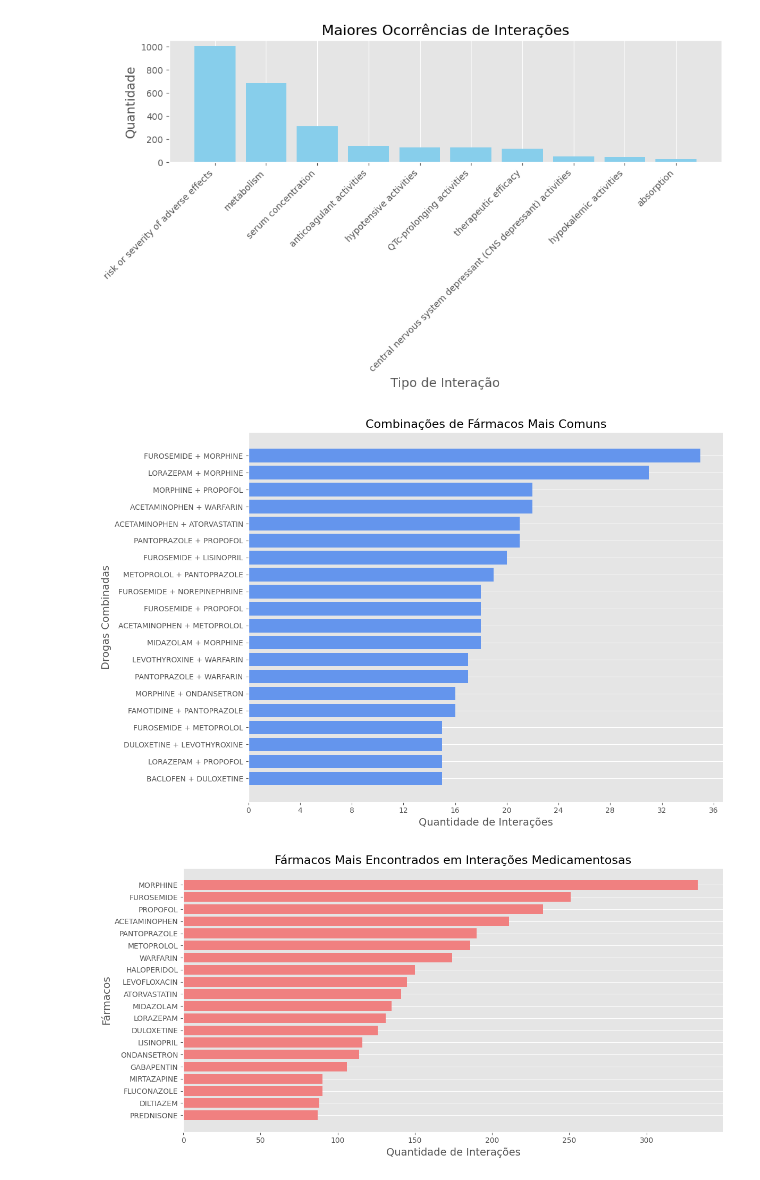
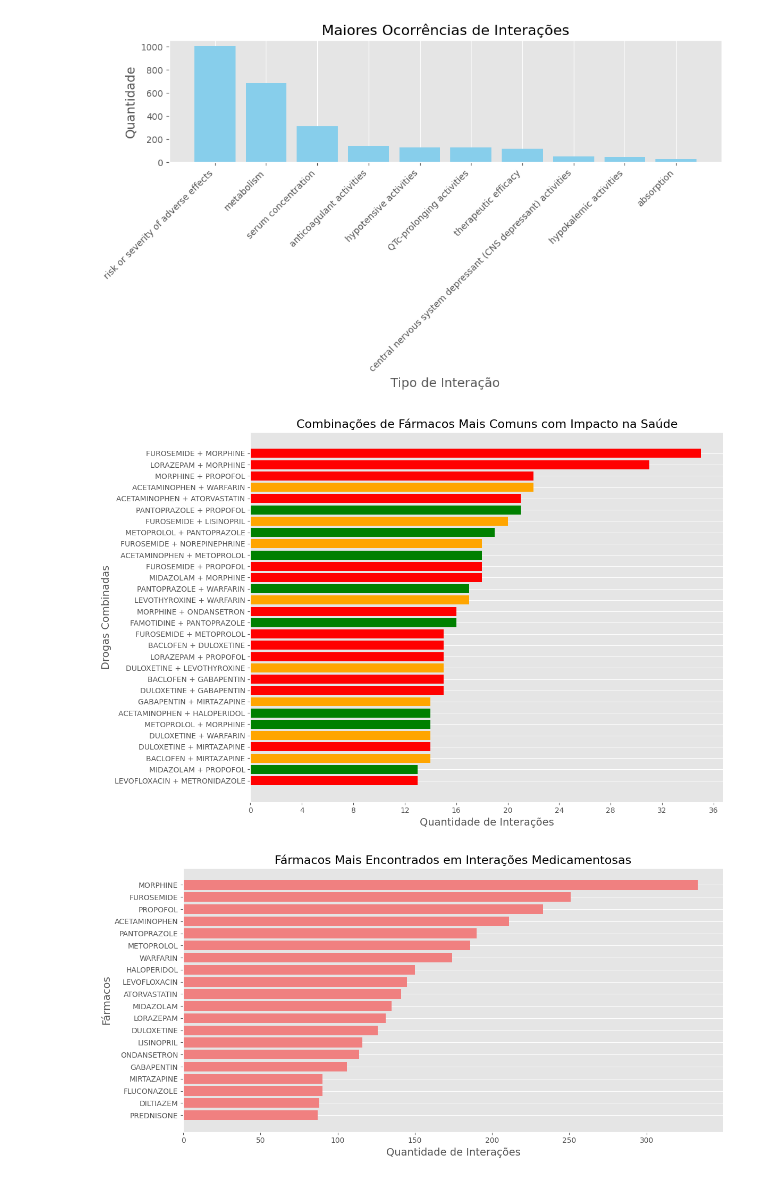
Before and after one commit to FerriVinicius/Projeto-E, a Jupyter notebook: G6_PROJETO_E.ipynb, the cells around one changed output. Drawn from its saved outputs; the diff is of its cells as text; code cells hidden in the pictures.

```diff
--- a/G6_PROJETO_E.ipynb
+++ b/G6_PROJETO_E.ipynb
@@ -562,47 +567,61 @@ plt.show()
 # %% [output]
 [figure]
 # %%
-# ETAPA 1: CRIAR UMA NOVA COLUNA COM PARES DE DROGAS ORDENADOS PARA EVITAR REDUNDÂNCIAS
-df_interactions_found['sorted_drug_pair'] = df_interactions_found.apply(
+drug_combinations = pd.read_csv('C:/Users/Vinicius/Desktop/ETL/patient_drug_interactions.csv')
+interaction_impacts = pd.read_csv('C:/Users/Vinicius/Desktop/ETL/interaction_impact.csv')
+
+#MERGE NOS DATASETS BASEADO NO TIPO DE INTERAÇÃO
+merged_df = pd.merge(drug_combinations, interaction_impacts, on='interaction_type', how='left')
+
+#CRIAR UMA NOVA COLUNA COM PARES DE DROGAS ORDENADOS PARA EVITAR REDUNDÂNCIAS
+merged_df['sorted_drug_pair'] = merged_df.apply(
     lambda row: tuple(sorted([row['drug1'], row['drug2']])), axis=1
 )
 
-# ETAPA 2: CONTAR A OCORRÊNCIA DE CADA PAR ÚNICO DE DROGAS
-drug_interaction_counts = df_interactions_found['sorted_drug_pair'].value_counts().reset_index()
+#CONTAR A OCORRÊNCIA DE CADA PAR ÚNICO DE DROGAS
+drug_interaction_counts = merged_df['sorted_drug_pair'].value_counts().reset_index()
 drug_interaction_counts.columns = ['drug_pair', 'count']
 
-# ETAPA 3: ORDENAR AS INTERAÇÕES PELA CONTAGEM PARA ENCONTRAR AS MAIS COMUNS
-most_common_interactions = drug_interaction_counts.sort_values(by='count', ascending=False)
+#RETORNA A CONTAGEM DE COMBINAÇÕES ENCONTRADAS E DEFINE A QUANTIDADE QUE SERÁ MOSTRADA NO GRÁFICO
+top_20_interactions = drug_interaction_counts.head(30).merge(
+    merged_df[['sorted_drug_pair', 'health_impact']].drop_duplicates(),
+    left_on='drug_pair', right_on='sorted_drug_pair', how='left'
+)
 
-# ETAPA 4: SELECIONAR AS 20 INTERAÇÕES MAIS COMUNS
-top_20 = most_common_interactions.head(20)
+#ASSOCIA CORES AO GRAU DE IMPACTO
+impact_colors = {
+    'Major': 'red',
+    'Moderate': 'orange',
+    'Minor': 'green'
+}
+top_20_interactions['color'] = top_20_interactions['health_impact'].map(impact_colors)
 
-# ETAPA 5: PLOTANDO AS 20 INTERAÇÕES MAIS COMUNS ENTRE DROGAS
+#PLOTANDO AS INTERAÇÕES MAIS COMUNS ENTRE DROGAS
 plt.figure(figsize=(12, 8))
 
-# CONVERTER OS PARES DE DROGAS (QUE SÃO TUPLAS) EM UMA STRING PARA MELHOR ROTULAÇÃO
-drug_labels = top_20['drug_pair'].apply(lambda x: ' + '.join(x))
+#CONVERTE OS PARES DE DROGAS (QUE SÃO TUPLAS) EM UMA STRING PARA MELHOR ROTULAÇÃO
+drug_labels = top_20_interactions['drug_pair'].apply(lambda x: ' + '.join(x))
 
-# PLOTAR O GRÁFICO DE BARRAS USANDO OS RÓTULOS FORMATADOS CORRETAMENTE
-plt.barh(drug_labels, top_20['count'], color='cornflowerblue')
+#PLOTA O GRÁFICO DE BARRAS USANDO OS RÓTULOS FORMATADOS CORRETAMENTE E CORES BASEADAS NO IMPACTO
+plt.barh(drug_labels, top_20_interactions['count'], color=top_20_interactions['color'])
 
-# ADICIONAR RÓTULOS E TÍTULO
+#ADICIONA RÓTULOS E TÍTULO
 plt.xlabel('Quantidade de Interações', fontsize=14)
 plt.ylabel('Drogas Combinadas', fontsize=14)
-plt.title('Combinações de Fármacos Mais Comuns', fontsize=16)
+plt.title('Combinações de Fármacos Mais Comuns com Impacto na Saúde', fontsize=16)
 
-# CONFIGURAR OS RÓTULOS DO EIXO X PARA NÚMEROS INTEIROS
+#CONFIGURAR OS RÓTULOS DO EIXO X PARA NÚMEROS INTEIROS
 plt.gca().xaxis.set_major_locator(plt.MaxNLocator(integer=True))
 
-# INVERTER O EIXO Y PARA MOSTRAR A INTERAÇÃO MAIS COMUM NO TOPO
+#INVERTE O EIXO Y PARA MOSTRAR A INTERAÇÃO MAIS COMUM NO TOPO
 plt.gca().invert_yaxis()
 
-# EXIBIR UMA GRADE NO EIXO X PARA MELHOR VISIBILIDADE
+#EXIBIR UMA GRADE NO EIXO X PARA MELHOR VISIBILIDADE
 plt.grid(axis='x')
 
-# EXIBIR O GRÁFICO
-plt.tight_layout()  # AJUSTAR O LAYOUT PARA MELHOR ENCAIXE
+#EXIBIR O GRÁFICO
+plt.tight_layout()  #AJUSTA O LAYOUT PARA MELHOR ENCAIXE
 plt.show()
 # %% [output]
-[figure, old version]
+[figure, new version]
 # %%
```
Also changed, not shown: parts of 9 cells of this notebook.
